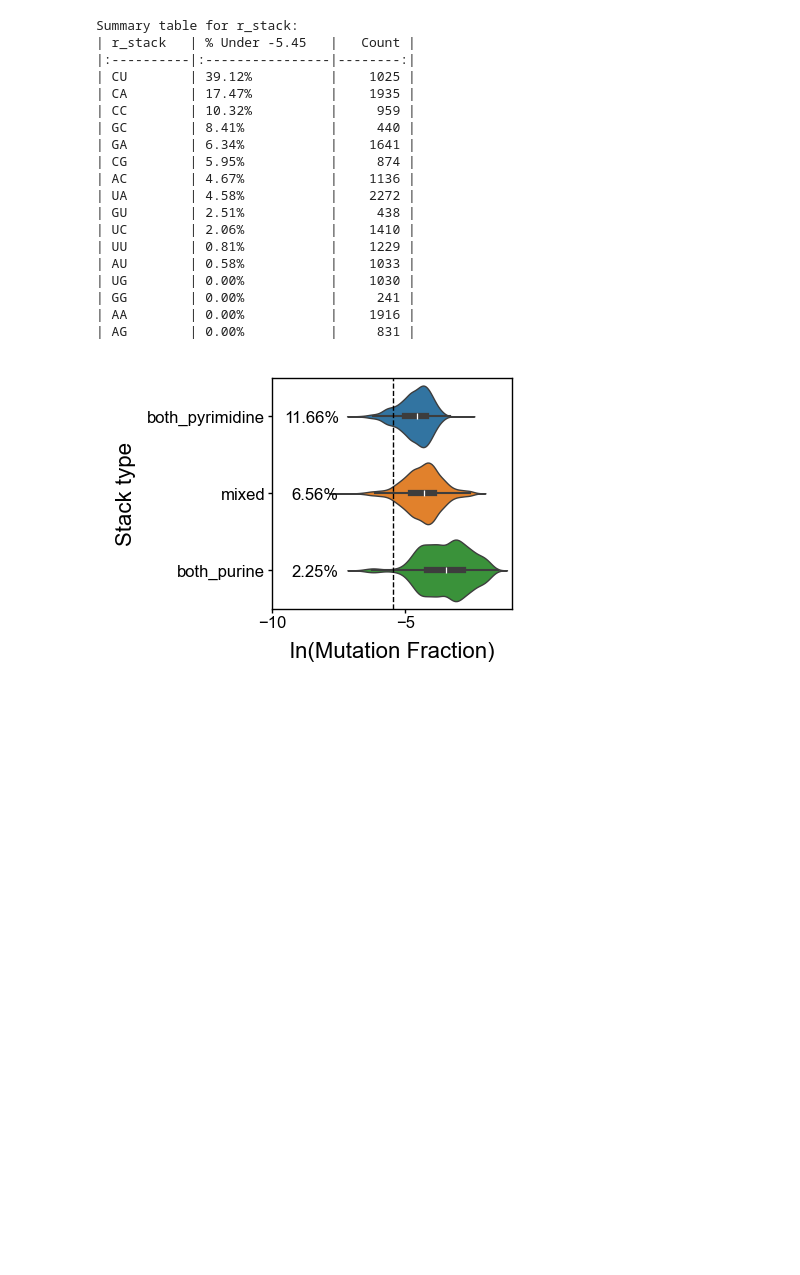
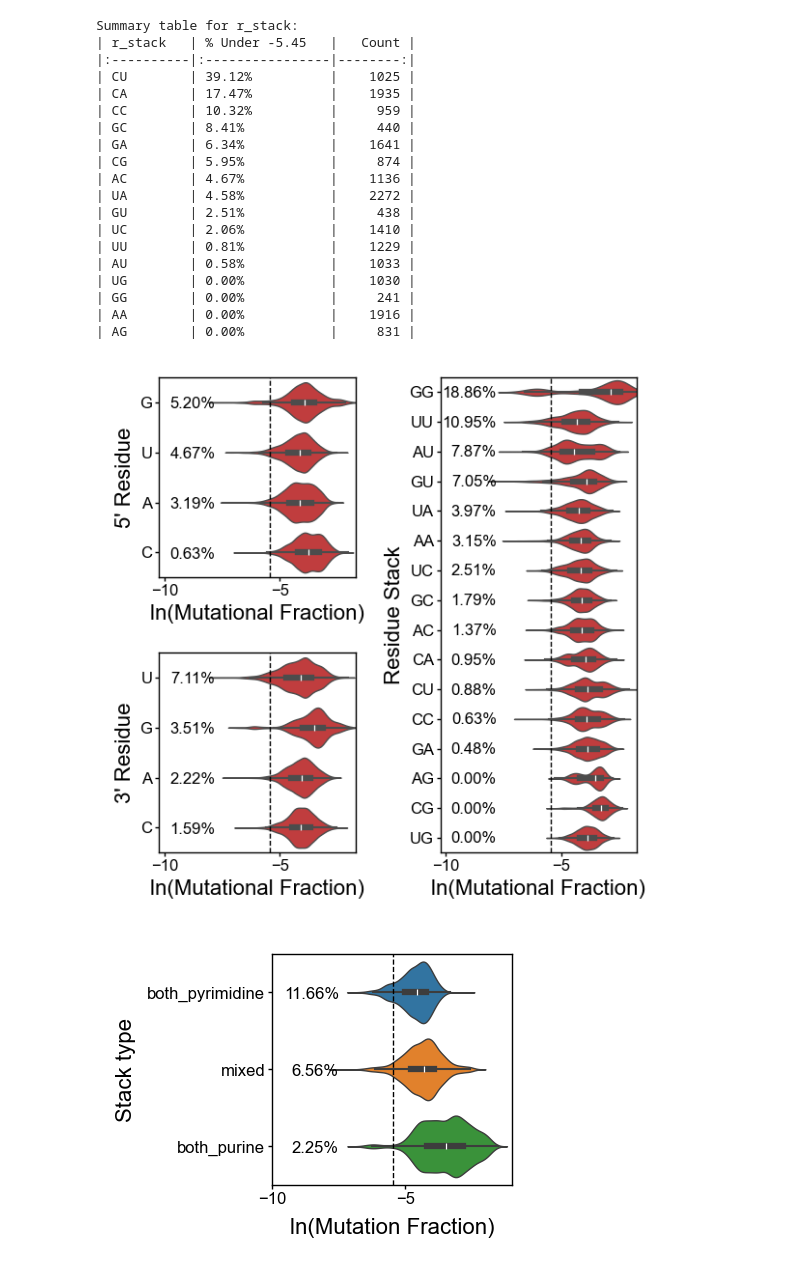
Before and after one commit to YesselmanLabPublications/2025_char_3d_struct_features, a Jupyter notebook: notebooks/ac_pairs.ipynb, the cells around one changed output. Saved outputs shown, nothing was run; the diff lists cells and outputs as text; code cells hidden in the pictures; blank space fills up the shorter version.

```diff
--- a/notebooks/ac_pairs.ipynb
+++ b/notebooks/ac_pairs.ipynb
@@ -204,6 +253,11 @@ Summary table for r_stack:
 | GG        | 0.00%           |     241 |
 | AA        | 0.00%           |    1916 |
 | AG        | 0.00%           |     831 |
+# %%
+df_ac = df.query("r_nuc == 'A' and r_type == 'NON-WC' and likely_pair == 'AC'").copy()
+plot_residue_trends(df_ac, color="tab:red")
+# %% [output]
+[figure, added]
 # %%
 fig, ax = plt.subplots(figsize=(2.0, 1.5), dpi=200)
 df_ca = df.query("r_nuc == 'C' and r_type == 'NON-WC' and likely_pair == 'CA'").copy()
```
Also changed, not shown: parts of 18 cells of this notebook, 23 other files.
